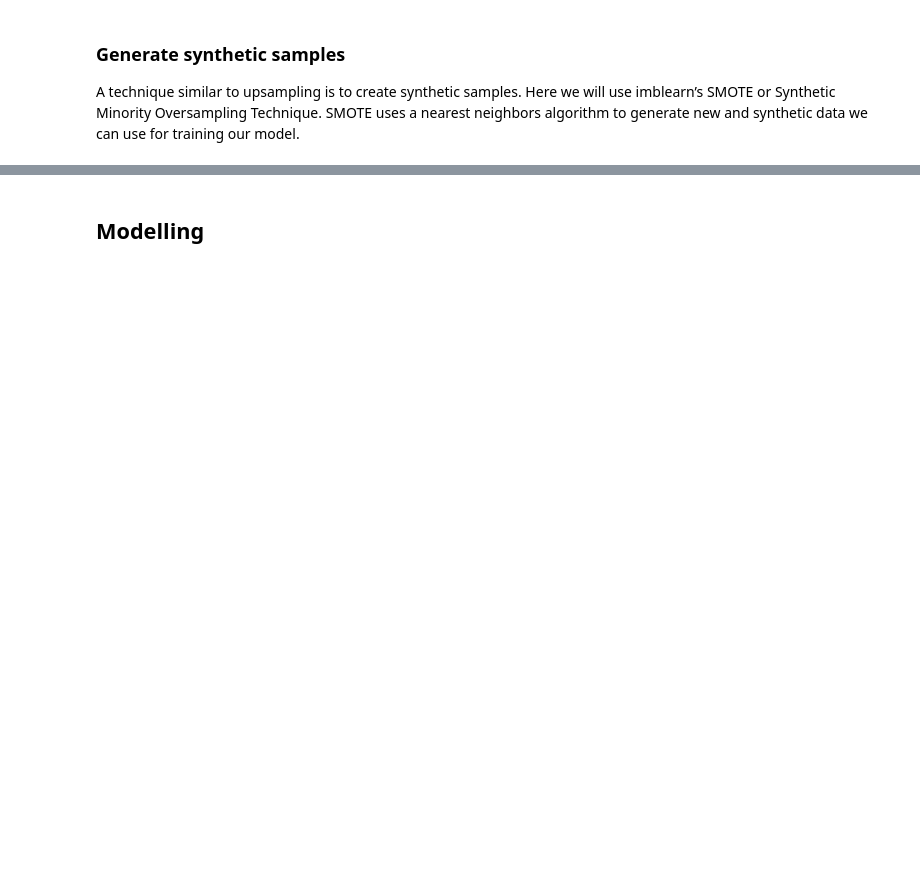
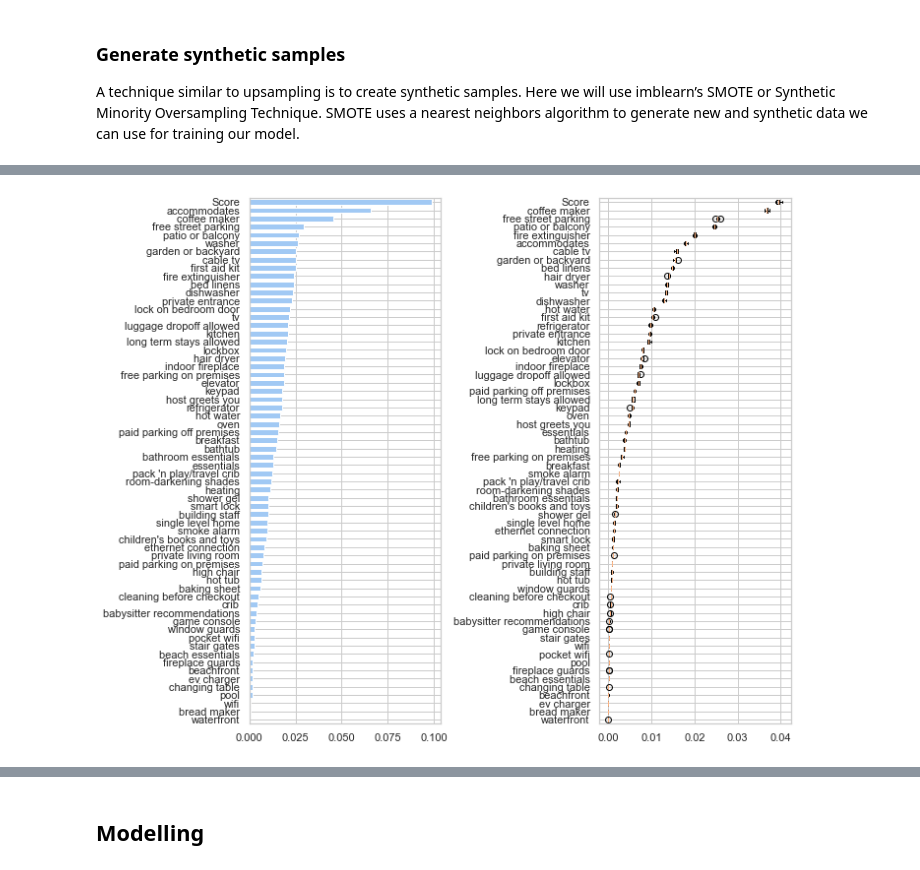
Before and after one commit to LingxingG/Data-Mining-Project, a Jupyter notebook: pre_processing/SafeIndex/Merging safe index to data.ipynb, the cells around one changed output, grey strips where cells are left out. Cells and saved outputs as stored; diff of their text form; code cells hidden in the pictures; blank space fills up the shorter version.

```diff
--- a/pre_processing/SafeIndex/Merging safe index to data.ipynb
+++ b/pre_processing/SafeIndex/Merging safe index to data.ipynb
@@ -464,0 +591,21 @@ recall_score(y_test, smote_pred)
+# %%
+labelling2 = X_train_sel.columns
+labelling2 = labelling2.to_numpy()
+
+perm_sorted_idx2 = result_features_removed.importances_mean.argsort()
+
+tree_importance_sorted_idx2 = np.argsort(clf_sel.feature_importances_)
+tree_indices2 = np.arange(0, len(clf_sel.feature_importances_)) + 0.5
+
+fig, (ax1, ax2) = plt.subplots(1, 2, figsize=(10, 8))
+ax1.barh(tree_indices2,
+         clf_sel.feature_importances_[tree_importance_sorted_idx2], height=0.7)
+ax1.set_yticklabels(labelling2[tree_importance_sorted_idx2])
+ax1.set_yticks(tree_indices2)
+ax1.set_ylim((0, len(clf_sel.feature_importances_)))
+ax2.boxplot(result_features_removed.importances[perm_sorted_idx2].T, vert=False,
+            labels=labelling2[perm_sorted_idx2])
+fig.tight_layout()
+plt.show()
+# %% [output]
+[figure, added]
```
Also changed, not shown: parts of 55 cells of this notebook, 5 other files.
